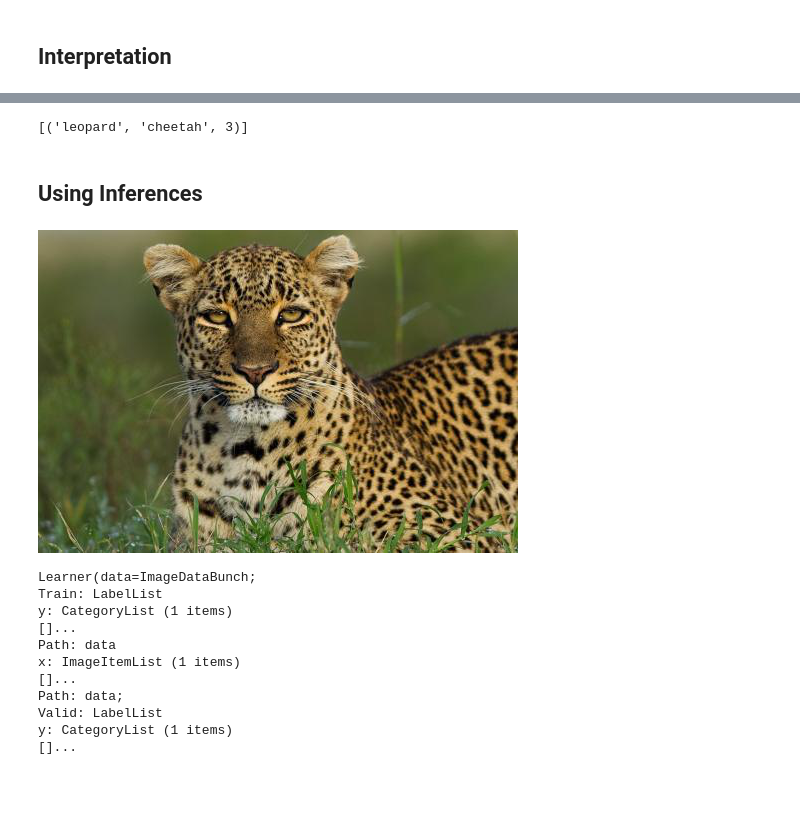
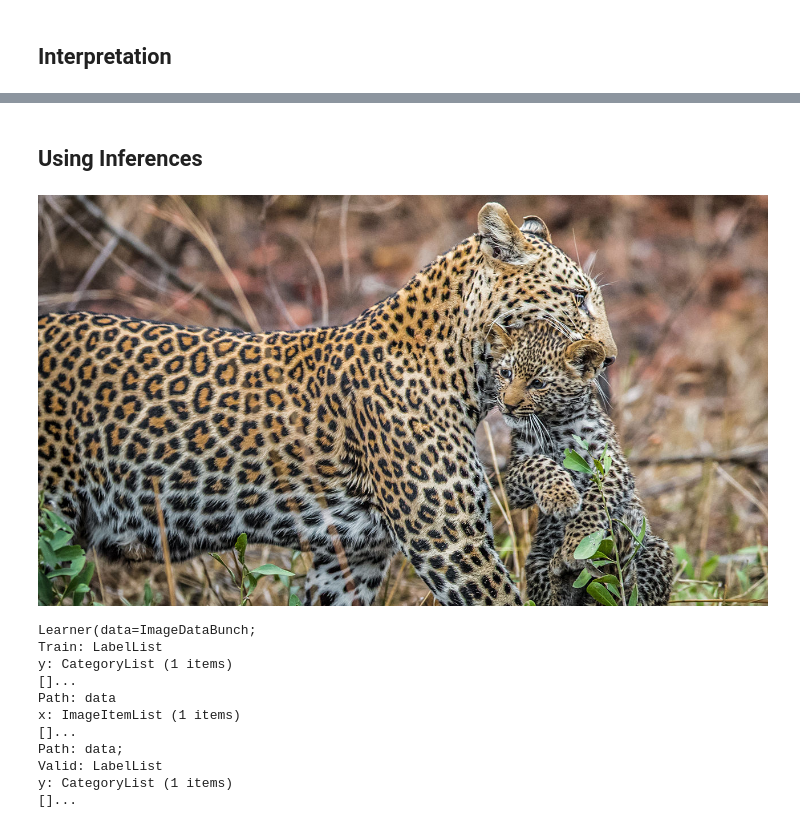
Before and after one commit to pratyakshajha/transfer-learning-with-fastai, a Jupyter notebook: Transfer Learning with Fastai.ipynb, the cells around one changed output, grey strips where cells are left out. Cells and saved outputs as stored; diff of their text form; code cells hidden in the pictures; blank space fills up the shorter version.

```diff
--- a/Transfer Learning with Fastai.ipynb
+++ b/Transfer Learning with Fastai.ipynb
@@ -195,14 +186,10 @@ interp.plot_top_losses(9, figsize=(15,11))
-# %%
-interp.most_confused(min_val=2)
-# %% [output]
-[('leopard', 'cheetah', 3)]
 # %% [markdown]
 ## Using Inferences
 # %%
 defaults.device = torch.device('cpu')
 # %%
-img = open_image(path/'leopard'/'46. leopard-eric-gurwin-dpc.jpg')
+img = open_image(path/'leopard'/'6. sn-leopard.jpg')
 img
 # %% [output]
-[figure, old version]
+[figure, new version]
 # %%
```
Also changed, not shown: parts of 25 cells of this notebook.
